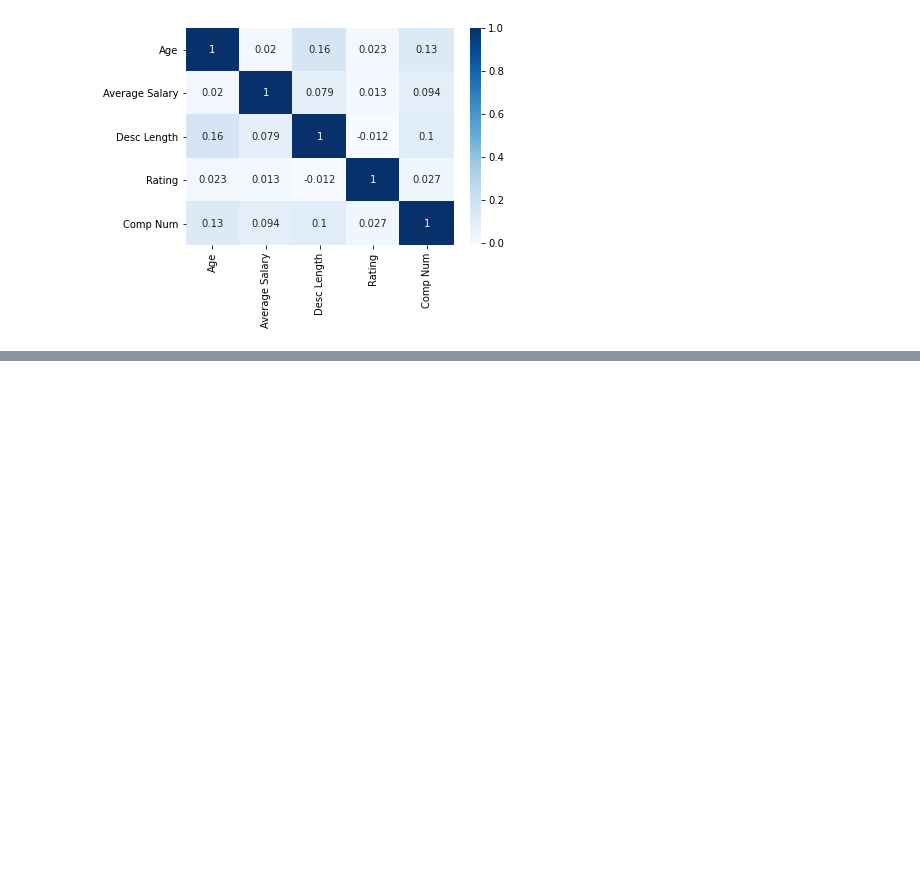
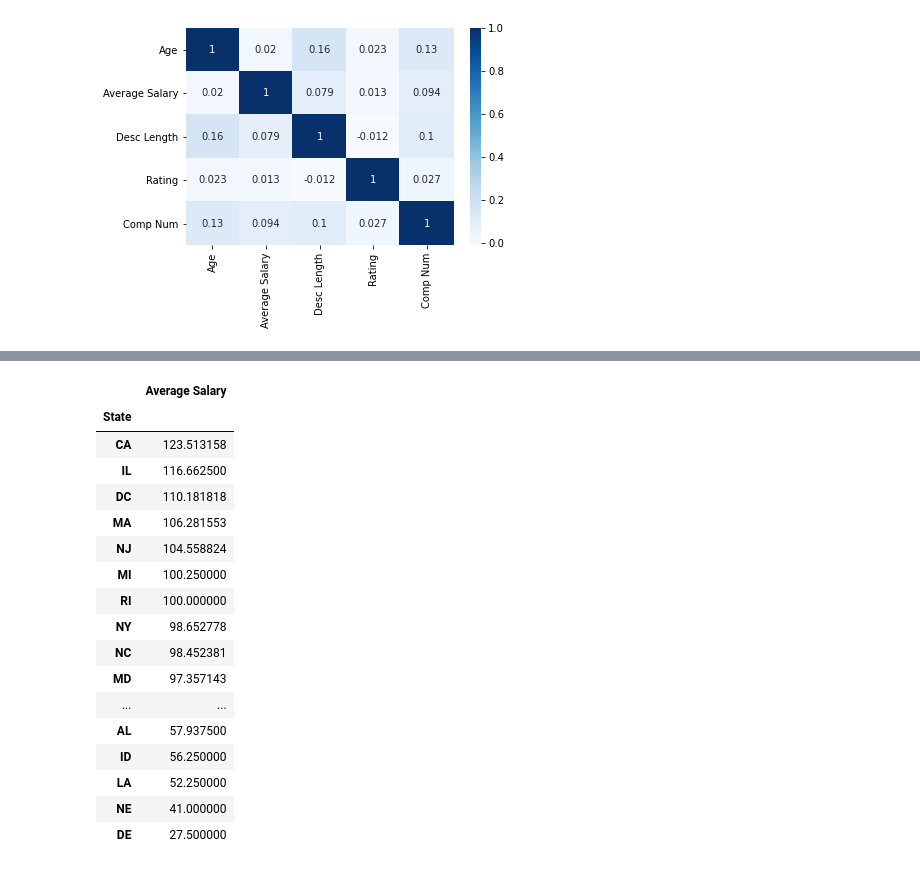
Before and after one commit to vimalkkumar/Glassdoor_DS_Salary, a Jupyter notebook: glassdoor_ds_eda.ipynb, the cells around one changed output, grey strips where cells are left out. Saved outputs shown, nothing was run; the diff lists cells and outputs as text; code cells hidden in the pictures; blank space fills up the shorter version.

```diff
--- a/glassdoor_ds_eda.ipynb
+++ b/glassdoor_ds_eda.ipynb
@@ -196,0 +228,21 @@ Graph for Company Name Text: total = 20
+# %%
+pd.pivot_table(dataset, index = 'State', values = 'Average Salary').sort_values('Average Salary', ascending = False)
+# %% [output]
+|  | Average Salary |
+| State |  |
+| CA | 123.513158 |
+| IL | 116.662500 |
+| DC | 110.181818 |
+| MA | 106.281553 |
+| NJ | 104.558824 |
+| MI | 100.250000 |
+| RI | 100.000000 |
+| NY | 98.652778 |
+| NC | 98.452381 |
+| MD | 97.357143 |
+| ... | ... |
+| AL | 57.937500 |
+| ID | 56.250000 |
+| LA | 52.250000 |
+| NE | 41.000000 |
+| DE | 27.500000 |
```
Also changed, not shown: parts of 23 cells of this notebook, 2 other files.
